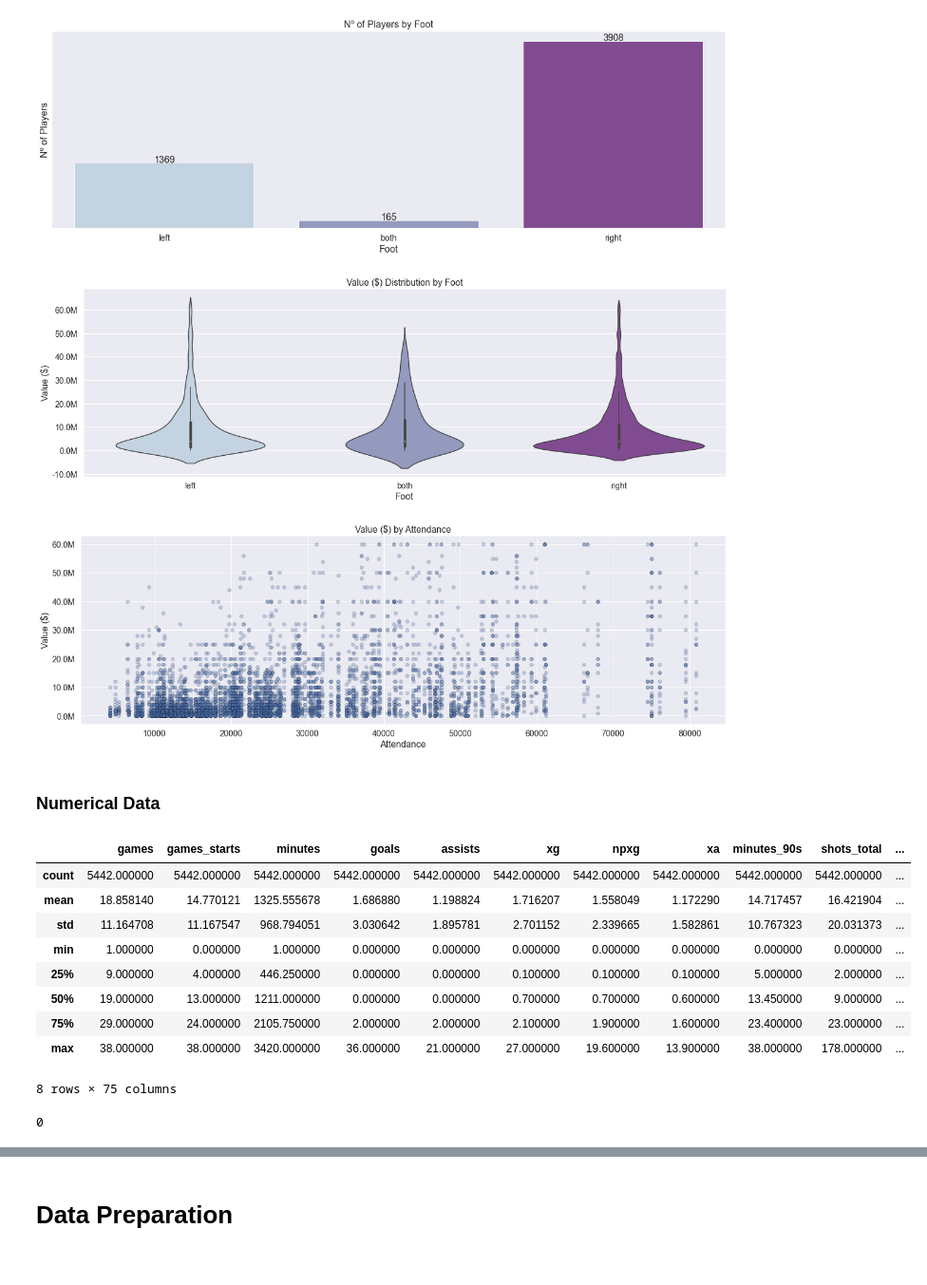
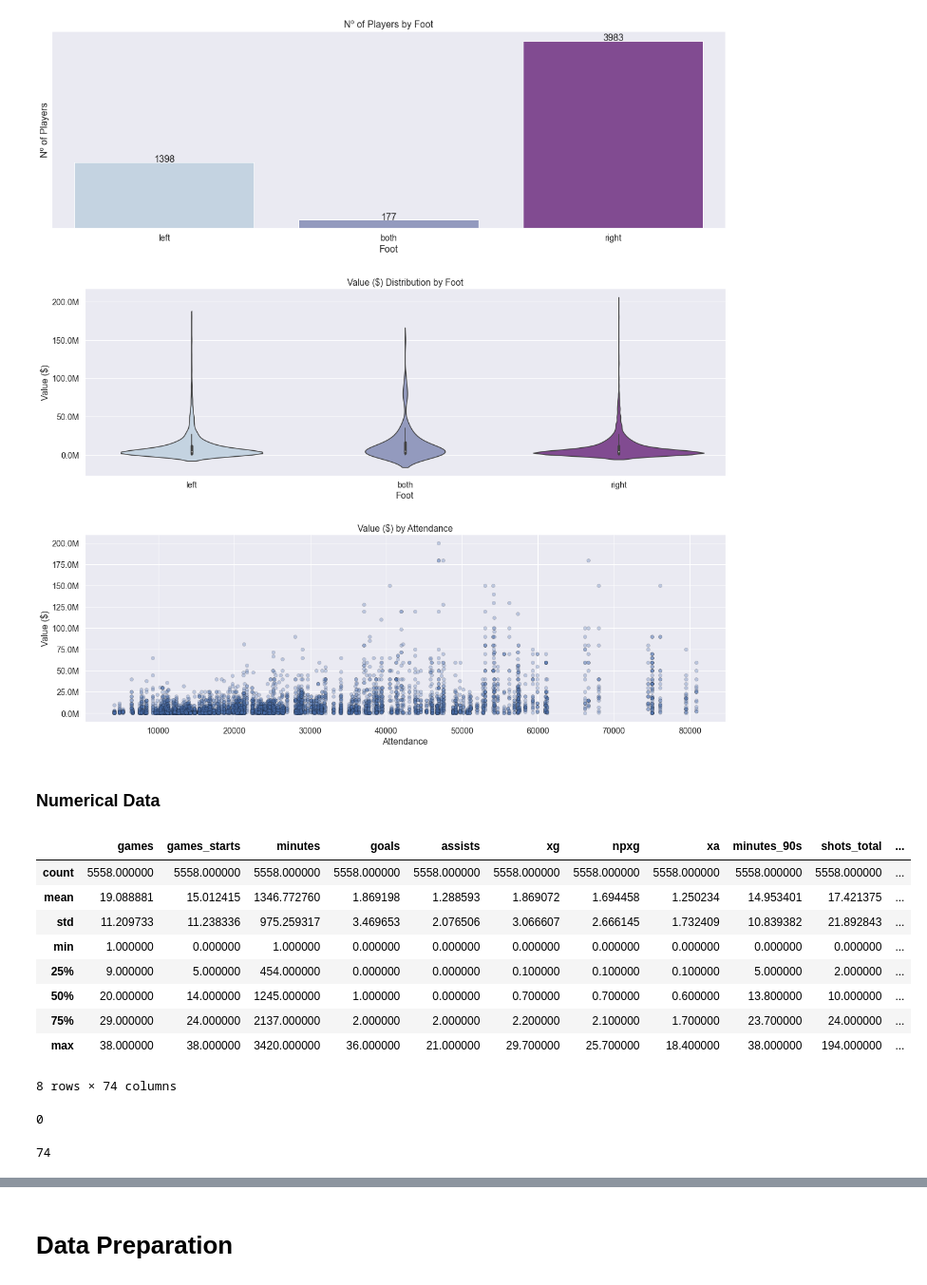
Before and after one commit to ubiratanfilho/Soccer_Transfer_Market, a Jupyter notebook: main.ipynb, the cells around one changed output, grey strips where cells are left out. Shown at 95% size. Drawn from its saved outputs; the diff is of its cells as text; code cells hidden in the pictures.

```diff
--- a/main.ipynb
+++ b/main.ipynb
@@ -135,4 +133,0 @@ We can clearly see there are a huge amount of outliers. Thanks Mohammed Salah an
-# %%
-from scipy import stats
-
-train_set = train_set[(np.abs(stats.zscore(train_set["value"])) < 3)]
@@ -340,7 +319,7 @@ ax.yaxis.set_major_formatter(formatter)
 
 plt.show()
 # %% [output]
-[figure, old version]
+[figure, new version]
 # %%
 def format_Attendance(x):
     x = str(x)
@@ -364,11 +343,16 @@ ax.yaxis.set_major_formatter(formatter)
 
 plt.show()
 # %% [output]
-[figure, old version]
+[figure, new version]
 # %%
 cat_cols = ["nationality", "position", "foot"]
 # %% [markdown]
 ### Numerical Data
+# %%
+drop = ["aerials_lost", "aerials_won", 'crosses_into_penalty_area', 'crosses_stopped_gk',
+        "pressure_regains", "pressures", "saves", ]
+
+train_set = train_set.drop(drop, axis=1)
 # %%
 def correlated(df, threshold, target):
     '''returns the columns of a dataframe whose correlation with the target is above the threshold'''
@@ -377,18 +361,18 @@ def correlated(df, threshold, target):
     corr_cols.remove(target)
     return corr_cols
 
-num_cols = correlated(df_num, 0.3, 'value')
+num_cols_corr = correlated(train_set, 0.3, 'value')
 # %%
-train_set[num_cols].describe()
+train_set[num_cols_corr].describe()
 # %% [output]
 |  | games | games_starts | minutes | goals | assists | xg | npxg | xa | minutes_90s | shots_total | ... |
-| count | 5442.000000 | 5442.000000 | 5442.000000 | 5442.000000 | 5442.000000 | 5442.000000 | 5442.000000 | 5442.000000 | 5442.000000 | 5442.000000 | ... |
-| mean | 18.858140 | 14.770121 | 1325.555678 | 1.686880 | 1.198824 | 1.716207 | 1.558049 | 1.172290 | 14.717457 | 16.421904 | ... |
-| std | 11.164708 | 11.167547 | 968.794051 | 3.030642 | 1.895781 | 2.701152 | 2.339665 | 1.582861 | 10.767323 | 20.031373 | ... |
+| count | 5558.000000 | 5558.000000 | 5558.000000 | 5558.000000 | 5558.000000 | 5558.000000 | 5558.000000 | 5558.000000 | 5558.000000 | 5558.000000 | ... |
+| mean | 19.088881 | 15.012415 | 1346.772760 | 1.869198 | 1.288593 | 1.869072 | 1.694458 | 1.250234 | 14.953401 | 17.421375 | ... |
+| std | 11.209733 | 11.238336 | 975.259317 | 3.469653 | 2.076506 | 3.066607 | 2.666145 | 1.732409 | 10.839382 | 21.892843 | ... |
 | min | 1.000000 | 0.000000 | 1.000000 | 0.000000 | 0.000000 | 0.000000 | 0.000000 | 0.000000 | 0.000000 | 0.000000 | ... |
-| 25% | 9.000000 | 4.000000 | 446.250000 | 0.000000 | 0.000000 | 0.100000 | 0.100000 | 0.100000 | 5.000000 | 2.000000 | ... |
-| 50% | 19.000000 | 13.000000 | 1211.000000 | 0.000000 | 0.000000 | 0.700000 | 0.700000 | 0.600000 | 13.450000 | 9.000000 | ... |
-| 75% | 29.000000 | 24.000000 | 2105.750000 | 2.000000 | 2.000000 | 2.100000 | 1.900000 | 1.600000 | 23.400000 | 23.000000 | ... |
-| max | 38.000000 | 38.000000 | 3420.000000 | 36.000000 | 21.000000 | 27.000000 | 19.600000 | 13.900000 | 38.000000 | 178.000000 | ... |
+| 25% | 9.000000 | 5.000000 | 454.000000 | 0.000000 | 0.000000 | 0.100000 | 0.100000 | 0.100000 | 5.000000 | 2.000000 | ... |
+| 50% | 20.000000 | 14.000000 | 1245.000000 | 1.000000 | 0.000000 | 0.700000 | 0.700000 | 0.600000 | 13.800000 | 10.000000 | ... |
+| 75% | 29.000000 | 24.000000 | 2137.000000 | 2.000000 | 2.000000 | 2.200000 | 2.100000 | 1.700000 | 23.700000 | 24.000000 | ... |
+| max | 38.000000 | 38.000000 | 3420.000000 | 36.000000 | 21.000000 | 29.700000 | 25.700000 | 18.400000 | 38.000000 | 194.000000 | ... |
-8 rows × 75 columns
+8 rows × 74 columns
 # %%
@@ -396,2 +380,6 @@ train_set[num_cols].isnull().sum().sum()
 # %% [output]
 0
+# %%
+len(num_cols_corr)
+# %% [output]
+74
```
Also changed, not shown: parts of 17 cells of this notebook, 3 other files.
